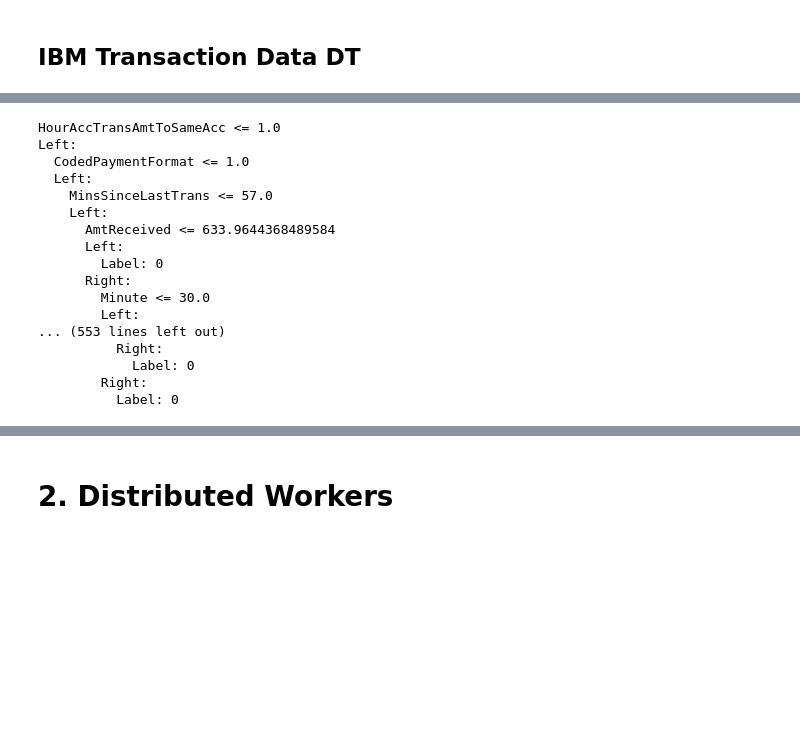
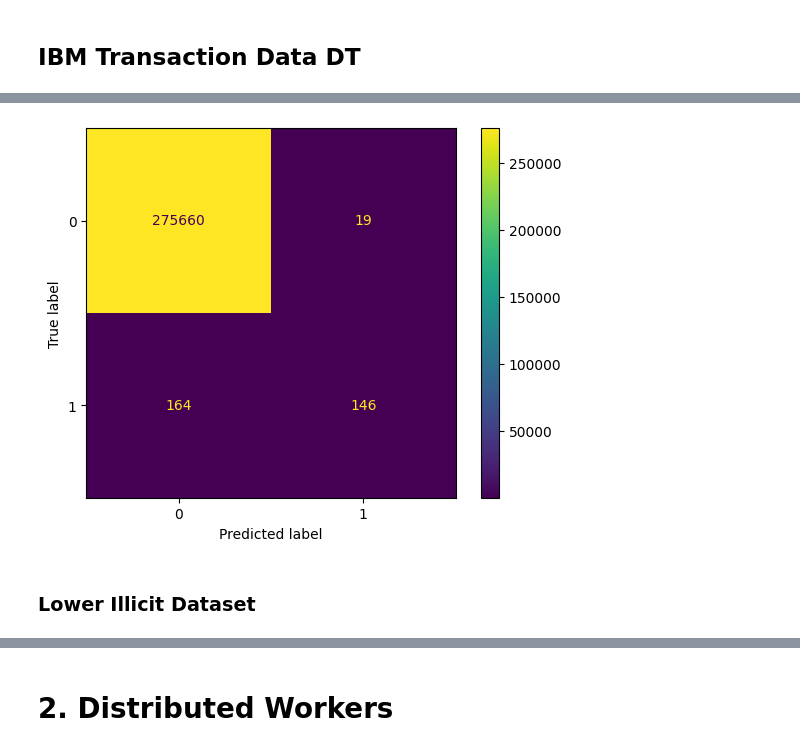
Before and after one commit to Skalwalker/AntiMoneyLaundering, a Jupyter notebook: anti_money_laundering.ipynb, the cells around one changed output, grey strips where cells are left out. Drawn from its saved outputs; the diff is of its cells as text; code cells hidden in the pictures; blank space fills up the shorter version.

```diff
--- a/anti_money_laundering.ipynb
+++ b/anti_money_laundering.ipynb
@@ -1648,5 +1693,5 @@ Model F1-Score: 0.9565217391304348
 # %%
-hi_small_pandas = hi_small_model_input.sample(fraction=0.1, seed=42).toPandas()
+hi_small_pandas = hi_small_model_input.sample(fraction=0.3, seed=42).toPandas()
 # %%
 hi_small_pandas.info()
 # %% [output]
@@ -1670,4 +1715,6 @@ memory usage: 57.8 MB
 # %%
 label_counts = hi_small_pandas["Is Laundering"].value_counts()
-label_counts
+hi_class_weights = [1.0, label_counts[0]/label_counts[1]]
+print(label_counts)
+print(hi_class_weights)
 # %% [output]
@@ -1682,6 +1725,6 @@ class_weights
 # %%
 hi_train_X, hi_train_y, hi_test_X, hi_test_y = split_test_val(hi_small_pandas, "Is Laundering", val_rate=0.2)
 # %%
-clf = DecisionTree(max_depth=15, threshold_method='bigdata', threshold_buckets=15, class_weights=class_weights)
+clf = DecisionTree(max_depth=10, threshold_method='bigdata', threshold_buckets=10, class_weights=hi_class_weights, min_samples_per_split=5)
 clf = clf.fit(hi_train_X, hi_train_y)
 # %% [output]
@@ -1703,20 +1746,7 @@ Model F1-Score: 0.4615384615384615
-# %%
-clf.print_tree()
-# %% [output]
-HourAccTransAmtToSameAcc <= 1.0
-Left:
-  CodedPaymentFormat <= 1.0
-  Left:
-    MinsSinceLastTrans <= 57.0
-    Left:
-      AmtReceived <= 633.9644368489584
-      Left:
-        Label: 0
-      Right:
-        Minute <= 30.0
-        Left:
-... (553 lines left out)
-          Right:
-            Label: 0
-        Right:
-          Label: 0
+# %%
+cm = confusion_matrix(hi_test_y, preds, labels=[0, 1])
+disp = ConfusionMatrixDisplay(confusion_matrix=cm,
+                              display_labels=[0, 1])
+disp.plot();
+# %% [output]
+[figure, added]
@@ -1722,0 +1756,2 @@ Left:
+# %% [markdown]
+### Lower Illicit Dataset
```
Also changed, not shown: parts of 21 cells of this notebook.
